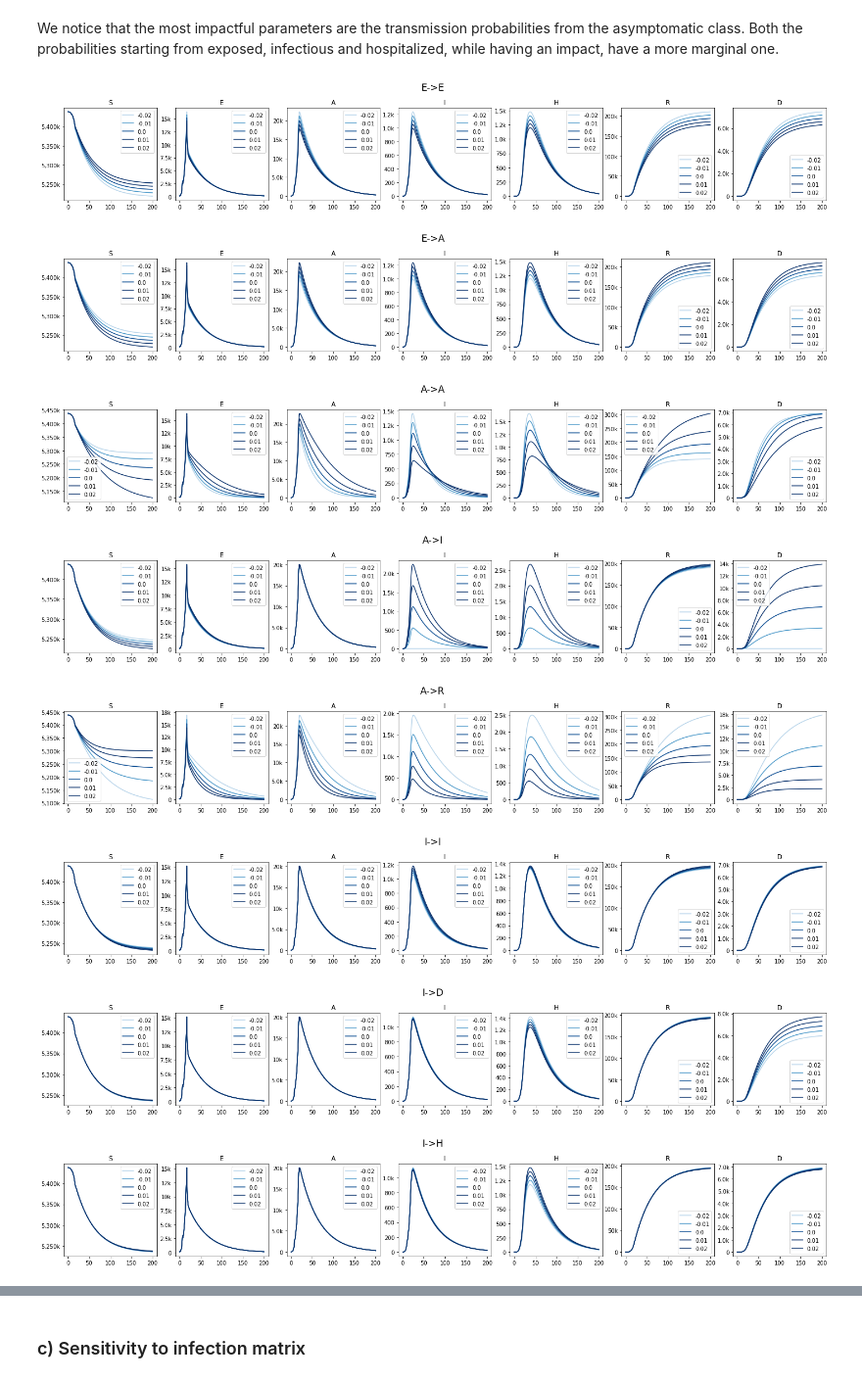
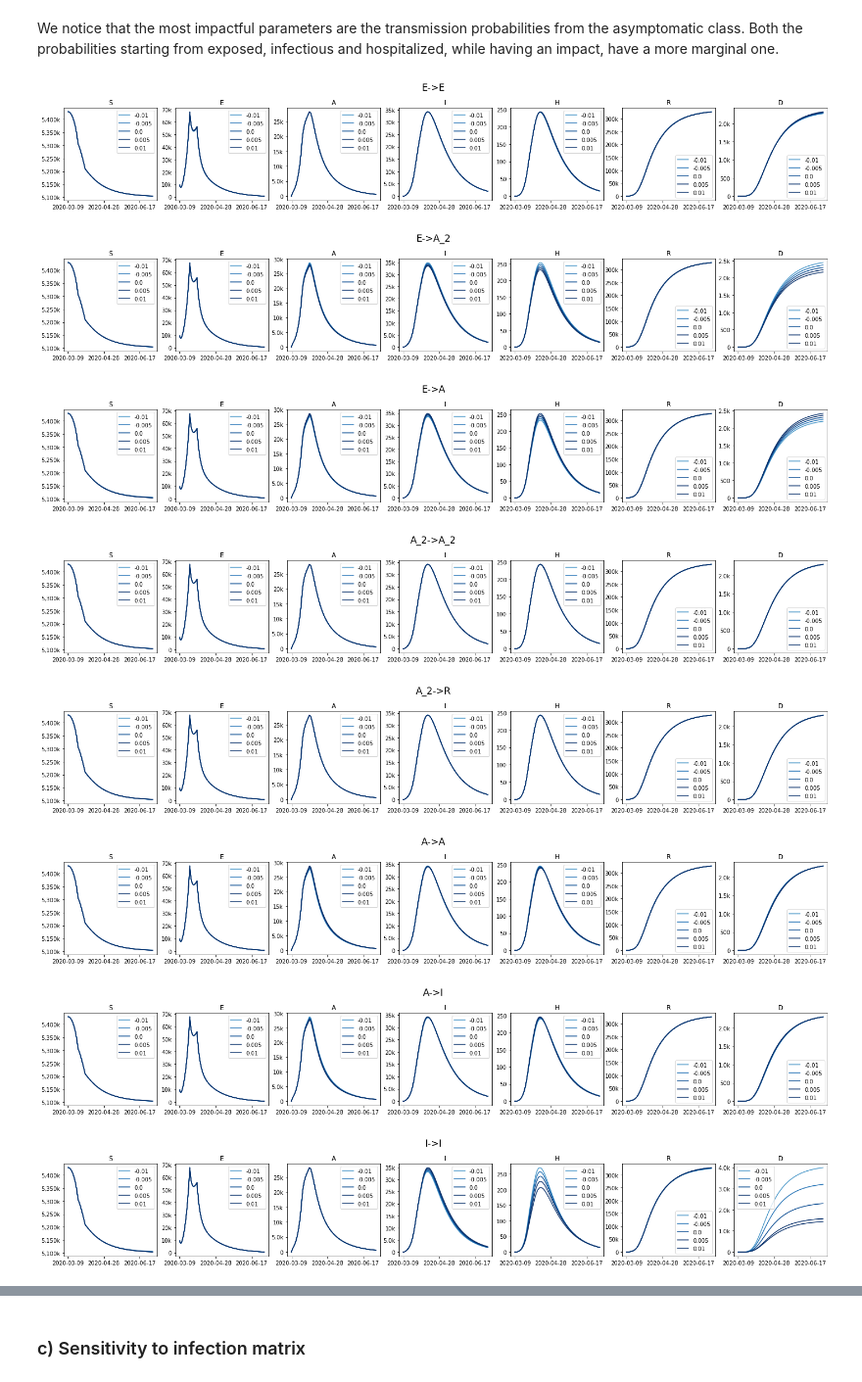
Before and after one commit to magicicada/simple_network_sim, a Jupyter notebook: doc/notebooks/Parameter sensitivity analysis.ipynb, the cells around one changed output, grey strips where cells are left out. Shown at 98% size. Saved outputs shown, nothing was run; the diff lists cells and outputs as text; code cells hidden in the pictures.

```diff
--- a/doc/notebooks/Parameter sensitivity analysis.ipynb
+++ b/doc/notebooks/Parameter sensitivity analysis.ipynb
@@ -121,3 +103,7 @@ trials = 1
+# %%
+api = standard_api.StandardAPI.from_config("../../config_inference.yaml", uri="", git_sha="")
+random_seed = loaders.readRandomSeed(api.read_table("human/random-seed", "random-seed"))
+network = create_network()
 # %% [markdown]
 # 1) Parameters description
 # %% [markdown]
@@ -188,7 +175,7 @@ pd.DataFrame(initial_infections[0]).T.plot.bar();
 # %% [markdown]
 ### a) Baseline run
 # %%
-res = runSimulation(network, max_time, trials, initial_infections)
+res = runSimulation(network, random_seed, [])
 res = aggregate_all_boards(res)
 
 fig, axes = plt.subplots(nrows=1, ncols=7, figsize=(25, 3.5), sharex=True)
@@ -205,33 +192,34 @@ for i, col in enumerate(['S', 'E', 'A', 'I', 'H', 'R', 'D']):
 # %% [markdown]
 We notice that the most impactful parameters are the transmission probabilities from the asymptomatic class. Both the probabilities starting from exposed, infectious and hospitalized, while having an impact, have a more marginal one.
 # %%
-for compartment_1, values in network.progression['70+'].items():
+age = '70+'
+for compartment_1, values in network.progression[age].items():
     for compartment_2, proba in values.items():
 
-        if proba == 1.:
+        if proba == 1. or proba == 0.:
             continue
 
         fig, axes = plt.subplots(nrows=1, ncols=7, figsize=(25, 3.5), sharex=True)
         fig.suptitle(f"{compartment_1}->{compartment_2}", fontsize='xx-large')
         fig.subplots_adjust(top=0.8)
 
-        for bump in [-0.02, -0.01, 0., 0.01, 0.02]:
-            bumped_progression = bump_compartment_transition(compartment_1, compartment_2, bump)
+        for bump in [-0.01, -0.005, 0., 0.005, 0.01]:
+            bumped_progression = bump_compartment_transition(compartment_1, compartment_2, bump, age)
             bumped_network = create_network(compartment_transition=bumped_progression)
-            res = runSimulation(bumped_network, max_time, trials, initial_infections)
+            res = runSimulation(bumped_network, random_seed, [])
             res = aggregate_all_boards(res)
 
             for i, col in enumerate(['S', 'E', 'A', 'I', 'H', 'R', 'D']):
                 res[col].plot(ax=axes[i], title=col, label=bump, c=cm.Blues((bump + 0.03) * 30))
                 axes[i].set_xlabel('')
                 axes[i].legend()
                 axes[i].yaxis.set_major_formatter(fmt)
 # %% [output]
-[figure, old version]
+[figure, new version]
-[figure, old version]
+[figure, new version]
-[figure, old version]
+[figure, new version]
-[figure, old version]
+[figure, new version]
-[figure, old version]
+[figure, new version]
-[figure, old version]
+[figure, new version]
-[figure, old version]
+[figure, new version]
-[figure, old version]
+[figure, new version]
```
Also changed, not shown: parts of 19 cells of this notebook.
